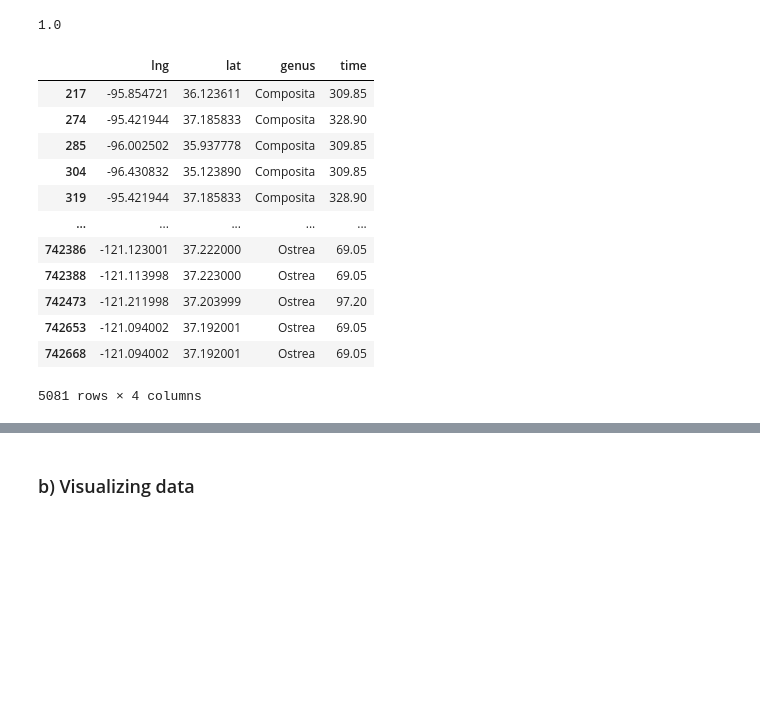
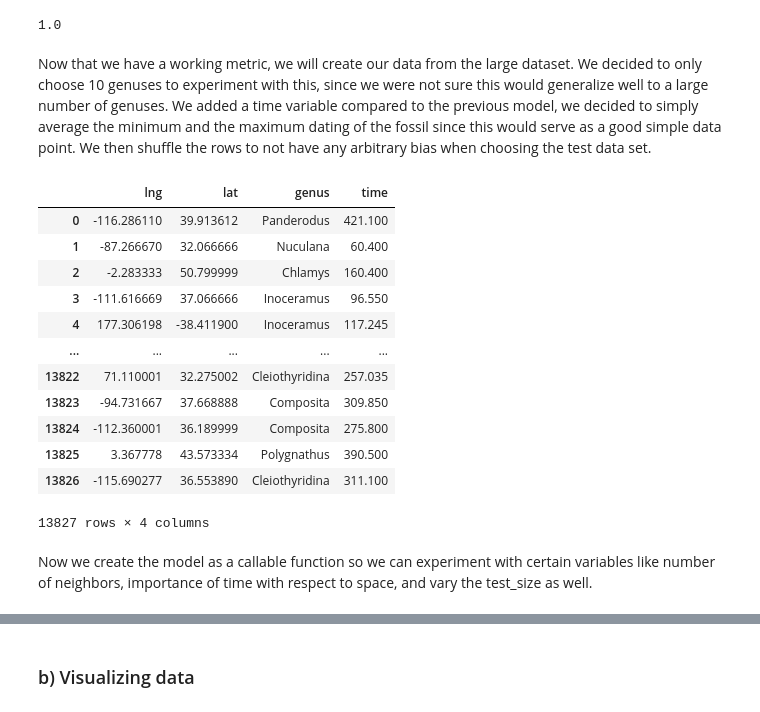
Before and after one commit to thatmartinlau/Dinosaur-ML, a Jupyter notebook: Project (1).ipynb, the cells around one changed output, grey strips where cells are left out. Cells and saved outputs as stored; diff of their text form; code cells hidden in the pictures; blank space fills up the shorter version.

```diff
--- a/Project (1).ipynb
+++ b/Project (1).ipynb
@@ -333,24 +333,29 @@ M-m
 timespace_metric(np.array([0,0,0]),np.array([np.pi,0,0]))
 # %% [output]
 1.0
+# %% [markdown]
+Now that we have a working metric, we will create our data from the large dataset. We decided to only choose 10 genuses to experiment with this, since we were not sure this would generalize well to a large number of genuses. We added a time variable compared to the previous model, we decided to simply average the minimum and the maximum dating of the fossil since this would serve as a good simple data point. We then shuffle the rows to not have any arbitrary bias when choosing the test data set.
 # %%
 #creating the right subdataframe
 data3d=data.copy
 data3d=data[['lng', 'lat', 'genus']].copy()
 data3d['time']=(data['max_ma']+data['min_ma'])/2
-data3d = data3d[data3d['genus'].isin(['Ostrea', 'Composita', 'Chlamys'])]
+data3d = data3d[data3d['genus'].isin(['Ostrea', 'Composita', 'Chlamys','Inoceramus','Derbyia',"Panderodus","Nuculana","Polygnathus","Cleiothyridina","Modiolus"])]
+data3d = data3d.sample(frac=1).reset_index(drop=True) # randomize the rows so that there is no bias in the order of the rows
 data3d
 # %% [output]
 |  | lng | lat | genus | time |
-| 217 | -95.854721 | 36.123611 | Composita | 309.85 |
-| 274 | -95.421944 | 37.185833 | Composita | 328.90 |
-| 285 | -96.002502 | 35.937778 | Composita | 309.85 |
-| 304 | -96.430832 | 35.123890 | Composita | 309.85 |
-| 319 | -95.421944 | 37.185833 | Composita | 328.90 |
+| 0 | -116.286110 | 39.913612 | Panderodus | 421.100 |
+| 1 | -87.266670 | 32.066666 | Nuculana | 60.400 |
+| 2 | -2.283333 | 50.799999 | Chlamys | 160.400 |
+| 3 | -111.616669 | 37.066666 | Inoceramus | 96.550 |
+| 4 | 177.306198 | -38.411900 | Inoceramus | 117.245 |
 | ... | ... | ... | ... | ... |
-| 742386 | -121.123001 | 37.222000 | Ostrea | 69.05 |
-| 742388 | -121.113998 | 37.223000 | Ostrea | 69.05 |
-| 742473 | -121.211998 | 37.203999 | Ostrea | 97.20 |
-| 742653 | -121.094002 | 37.192001 | Ostrea | 69.05 |
-| 742668 | -121.094002 | 37.192001 | Ostrea | 69.05 |
+| 13822 | 71.110001 | 32.275002 | Cleiothyridina | 257.035 |
+| 13823 | -94.731667 | 37.668888 | Composita | 309.850 |
+| 13824 | -112.360001 | 36.189999 | Composita | 275.800 |
+| 13825 | 3.367778 | 43.573334 | Polygnathus | 390.500 |
+| 13826 | -115.690277 | 36.553890 | Cleiothyridina | 311.100 |
-5081 rows × 4 columns
+13827 rows × 4 columns
+# %% [markdown]
+Now we create the model as a callable function so we can experiment with certain variables like number of neighbors, importance of time with respect to space, and vary the test_size as well.
```
Also changed, not shown: parts of 12 cells of this notebook.
